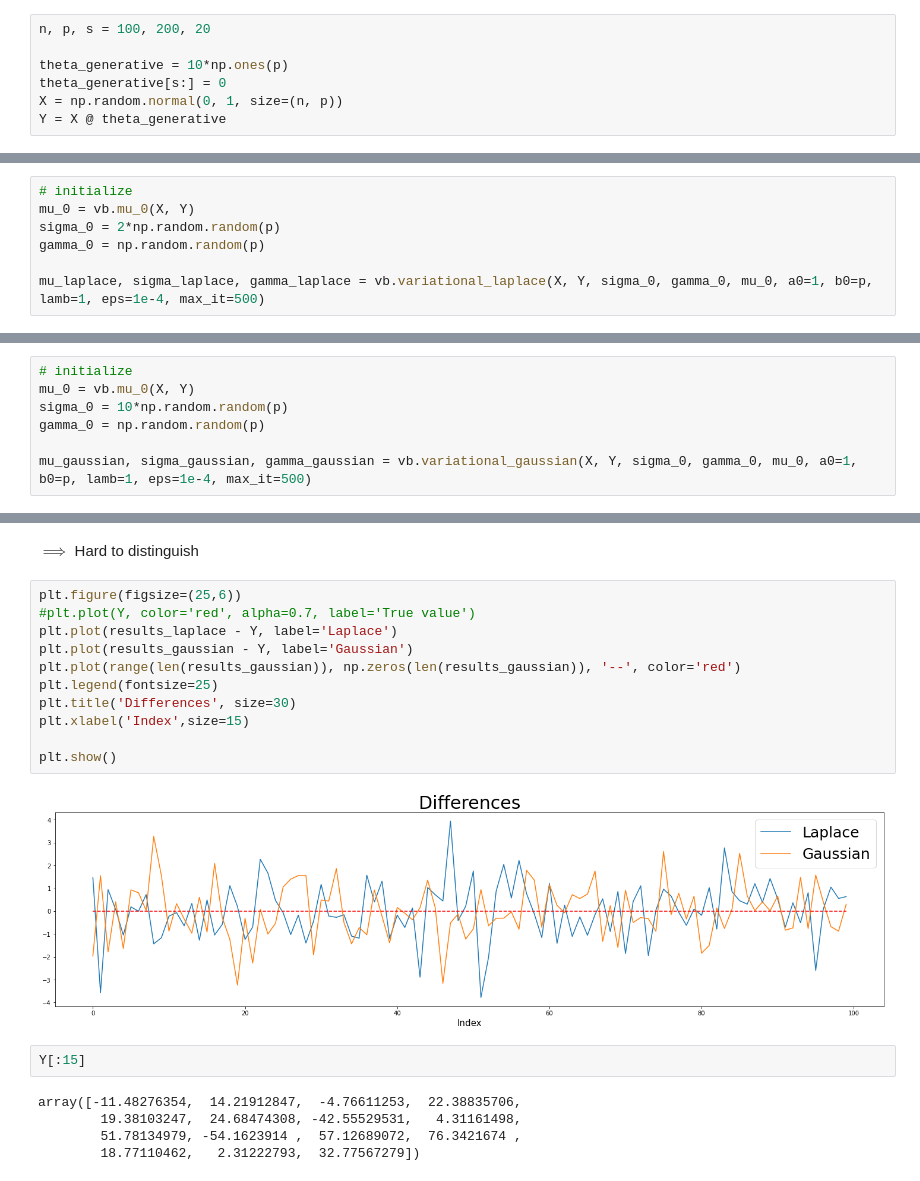
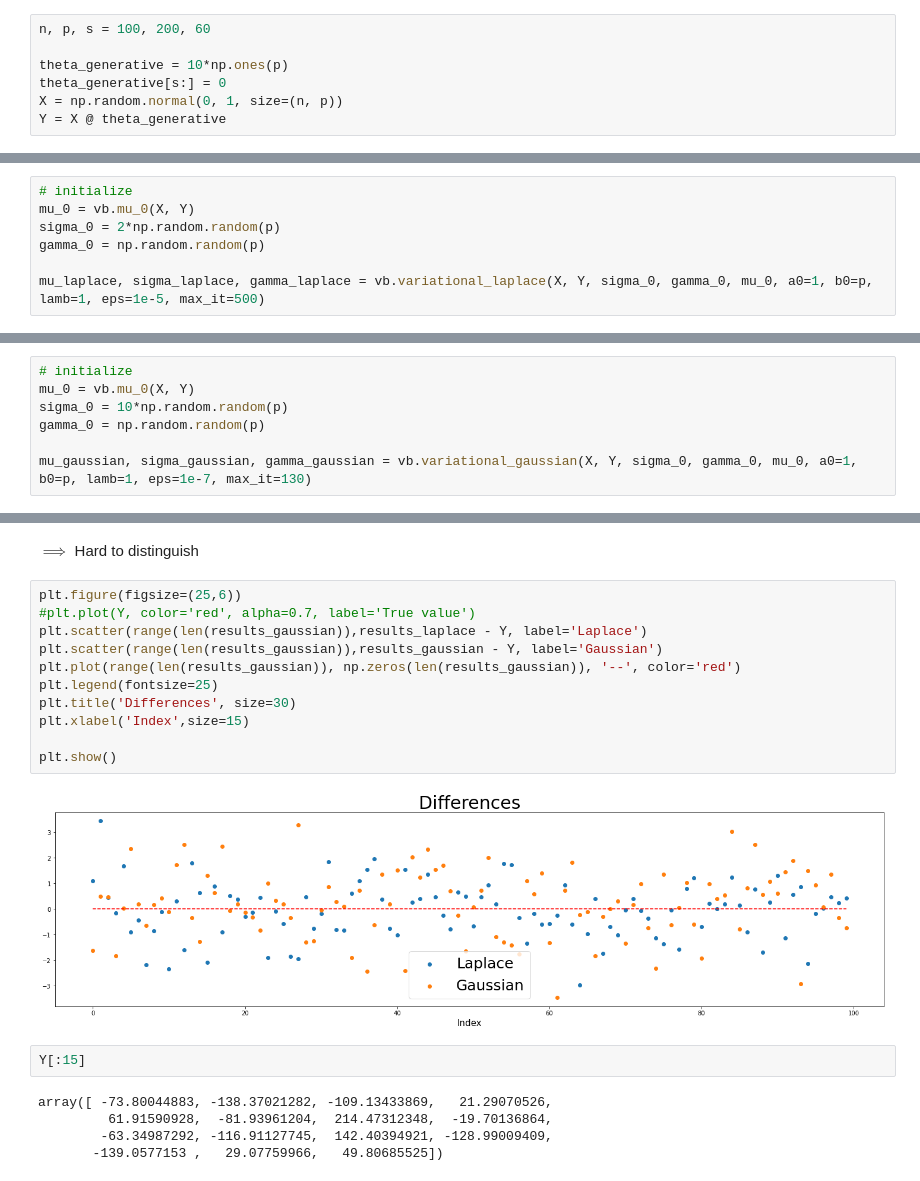
Before and after one commit to tgnassou/bayesian_project, a Jupyter notebook: notebook.ipynb, the cells around one changed output, grey strips where cells are left out. Drawn from its saved outputs; the diff is of its cells as text.

Commit message:
meilleurs results

```diff
--- a/notebook.ipynb
+++ b/notebook.ipynb
@@ -9,7 +9,7 @@ importlib.reload(vb)
 # %% [markdown]
 # Data generation
 # %%
-n, p, s = 100, 200, 20
+n, p, s = 100, 200, 60
 
 theta_generative = 10*np.ones(p)
 theta_generative[s:] = 0
@@ -42,5 +42,5 @@ mu_0 = vb.mu_0(X, Y)
 sigma_0 = 2*np.random.random(p)
 gamma_0 = np.random.random(p)
 
-mu_laplace, sigma_laplace, gamma_laplace = vb.variational_laplace(X, Y, sigma_0, gamma_0, mu_0, a0=1, b0=p, lamb=1, eps=1e-4, max_it=500)
+mu_laplace, sigma_laplace, gamma_laplace = vb.variational_laplace(X, Y, sigma_0, gamma_0, mu_0, a0=1, b0=p, lamb=1, eps=1e-5, max_it=500)
 # %% [output]
@@ -74,5 +85,5 @@ mu_0 = vb.mu_0(X, Y)
 sigma_0 = 10*np.random.random(p)
 gamma_0 = np.random.random(p)
 
-mu_gaussian, sigma_gaussian, gamma_gaussian = vb.variational_gaussian(X, Y, sigma_0, gamma_0, mu_0, a0=1, b0=p, lamb=1, eps=1e-4, max_it=500)
+mu_gaussian, sigma_gaussian, gamma_gaussian = vb.variational_gaussian(X, Y, sigma_0, gamma_0, mu_0, a0=1, b0=p, lamb=1, eps=1e-7, max_it=130)
 # %% [output]
@@ -164,23 +170,23 @@ $\implies$ Hard to distinguish
 # %%
 plt.figure(figsize=(25,6))
 #plt.plot(Y, color='red', alpha=0.7, label='True value')
-plt.plot(results_laplace - Y, label='Laplace')
-plt.plot(results_gaussian - Y, label='Gaussian')
+plt.scatter(range(len(results_gaussian)),results_laplace - Y, label='Laplace')
+plt.scatter(range(len(results_gaussian)),results_gaussian - Y, label='Gaussian')
 plt.plot(range(len(results_gaussian)), np.zeros(len(results_gaussian)), '--', color='red')
 plt.legend(fontsize=25)
 plt.title('Differences', size=30)
 plt.xlabel('Index',size=15)
 
 plt.show()
 # %% [output]
-[figure, old version]
+[figure, new version]
 # %%
 Y[:15]
 # %% [output]
-array([-11.48276354,  14.21912847,  -4.76611253,  22.38835706,
-        19.38103247,  24.68474308, -42.55529531,   4.31161498,
-        51.78134979, -54.1623914 ,  57.12689072,  76.3421674 ,
-        18.77110462,   2.31222793,  32.77567279])
+array([ -73.80044883, -138.37021282, -109.13433869,   21.29070526,
+         61.91590928,  -81.93961204,  214.47312348,  -19.70136864,
+        -63.34987292, -116.91127745,  142.40394921, -128.99009409,
+       -139.0577153 ,   29.07759966,   49.80685525])
 # %%
 results_laplace[:15]
 # %% [output]
```
Also changed, not shown: parts of 11 cells of this notebook.
